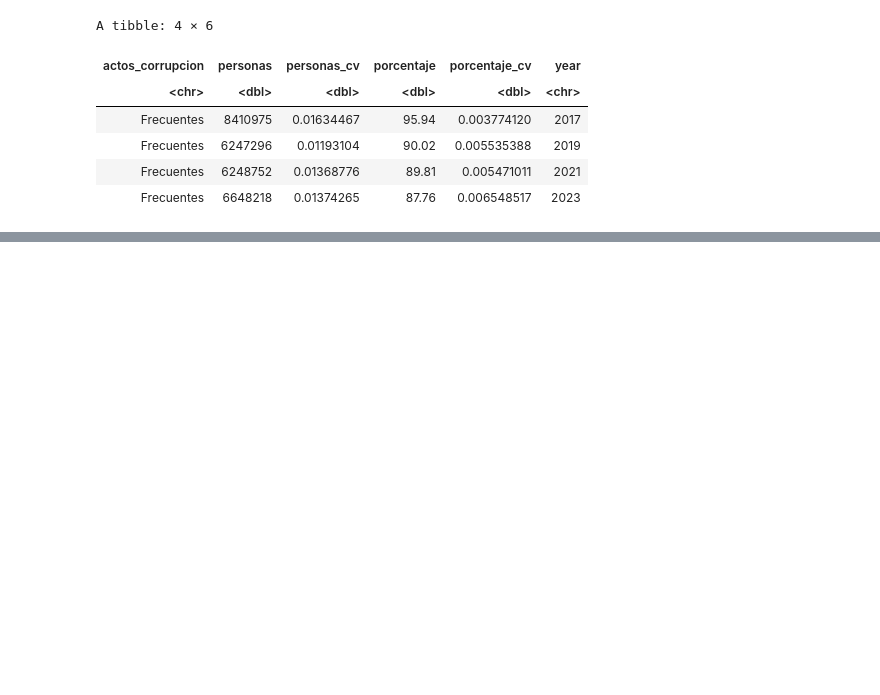
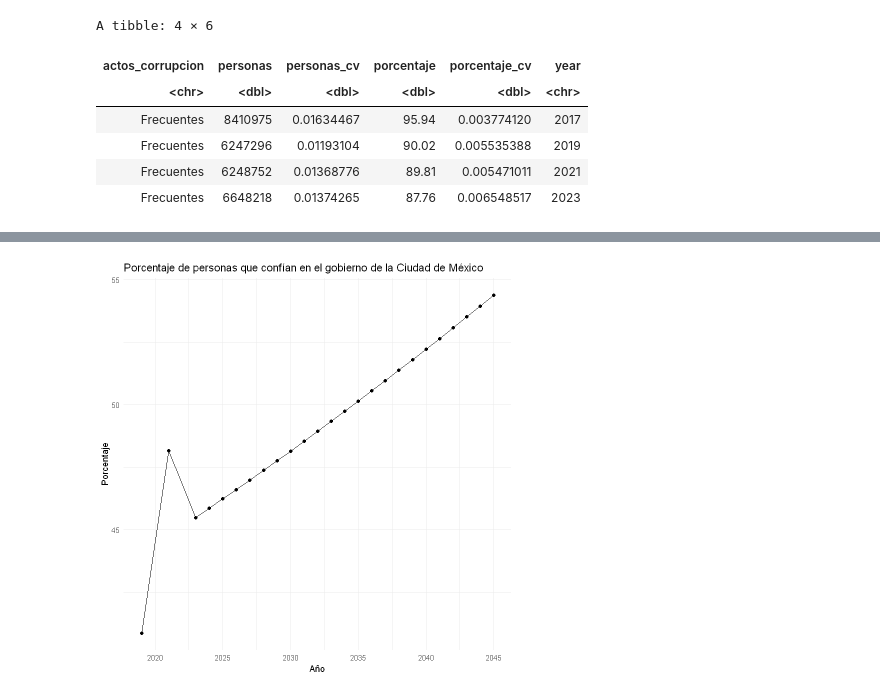
Before and after one commit to cpyp-ipdp/pgd_cdmx, a Jupyter notebook: indicadores/gobierno/indicadores_gobierno_pgd.ipynb, the cells around one changed output, grey strips where cells are left out. Saved outputs shown, nothing was run; the diff lists cells and outputs as text; code cells hidden in the pictures; blank space fills up the shorter version.

```diff
--- a/indicadores/gobierno/indicadores_gobierno_pgd.ipynb
+++ b/indicadores/gobierno/indicadores_gobierno_pgd.ipynb
@@ -185,0 +241,8 @@ A tibble: 4 × 6
+# %%
+tab_graph_confianza<-tabla_confianza%>%
+mutate(year=as.integer(year))%>%
+select(year,porcentaje)%>%
+#Pegar con la tabla extendida
+bind_rows(extendido_confianza)%>%
+filter(year>2017)
+tab_graph_confianza
@@ -185,0 +269,5 @@ A tibble: 4 × 6
+# %%
+tab_graph_confianza%>%
+ggplot(aes(x=year,y=porcentaje))+geom_line()+geom_point()+theme_minimal()+labs(title="Porcentaje de personas que confían en el gobierno de la Ciudad de México",x="Año",y="Porcentaje")
+# %% [output]
+[figure, added]
```
Also changed, not shown: parts of 16 cells of this notebook.
